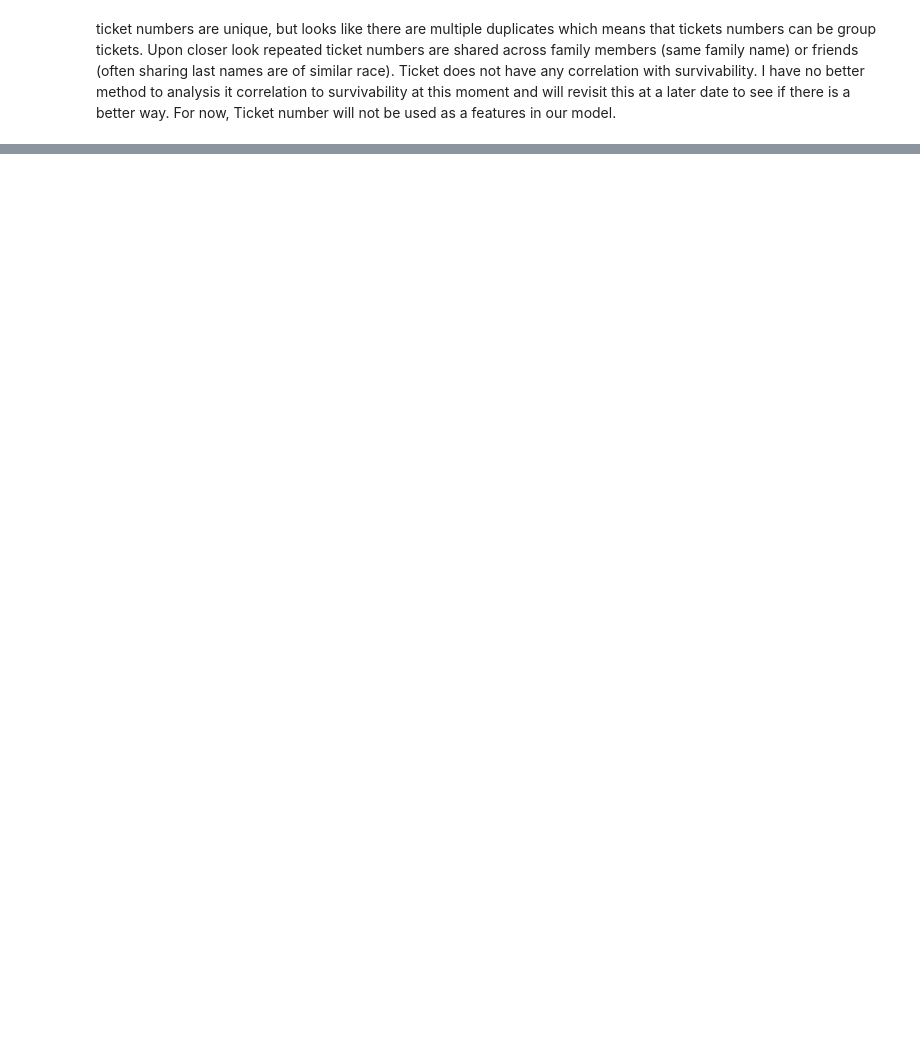
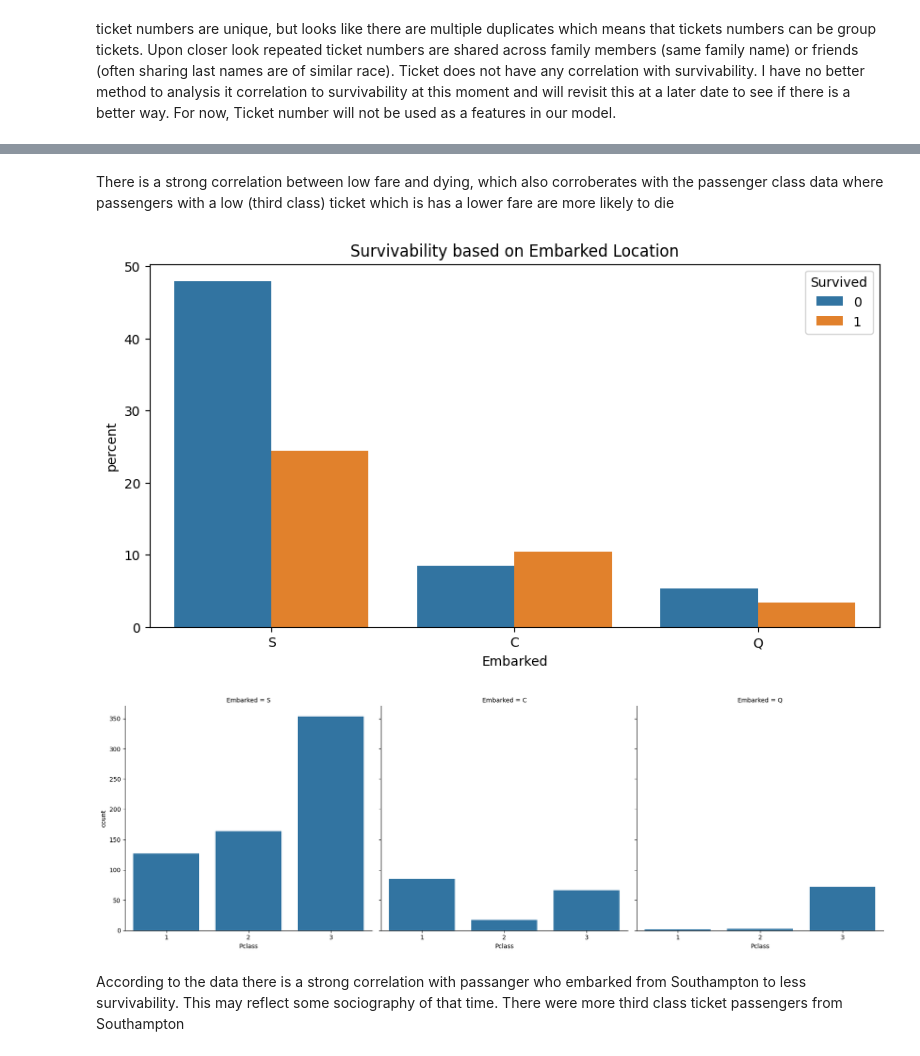
Before and after one commit to bethanysantos/Kaggle--Titanic-Challenge, a Jupyter notebook: titanic data analysis.ipynb, the cells around one changed output, grey strips where cells are left out. Cells and saved outputs as stored; diff of their text form; code cells hidden in the pictures; blank space fills up the shorter version.

```diff
--- a/titanic data analysis.ipynb
+++ b/titanic data analysis.ipynb
@@ -281,0 +264,18 @@ sns.boxenplot(data=train_clean, x='Pclass', y='Fare')
+# %% [markdown]
+There is a strong correlation between low fare and dying, which also corroberates with the passenger class data where passengers with a low (third class) ticket which is has a lower fare are more likely to die
+# %%
+# Lets explore Passenger survivability wtih Embarked Data
+
+plt.figure(figsize=(10,5))
+sns.countplot(data=train_clean, x='Embarked', hue='Survived', stat='percent')
+plt.title('Survivability based on Embarked Location')
+plt.show()
+
+g = sns.FacetGrid(data=train_clean, col='Embarked', col_wrap=3, height=6)
+g.map(sns.countplot, 'Pclass')
+plt.show()
+# %% [output]
+[figure, added]
+[figure, added]
+# %% [markdown]
+According to the data there is a strong correlation with passanger who embarked from Southampton to less  survivability. This may reflect some sociography of that time. There were more third class ticket passengers from Southampton
```
Also changed, not shown: parts of 14 cells of this notebook, 3 other files.
